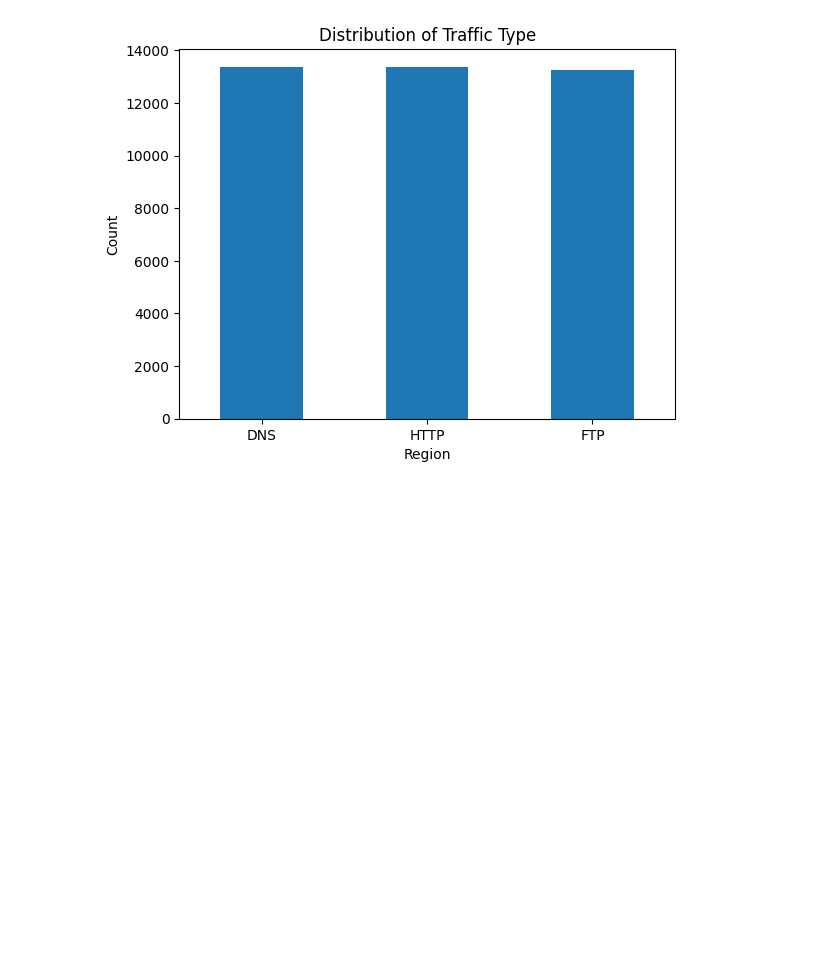
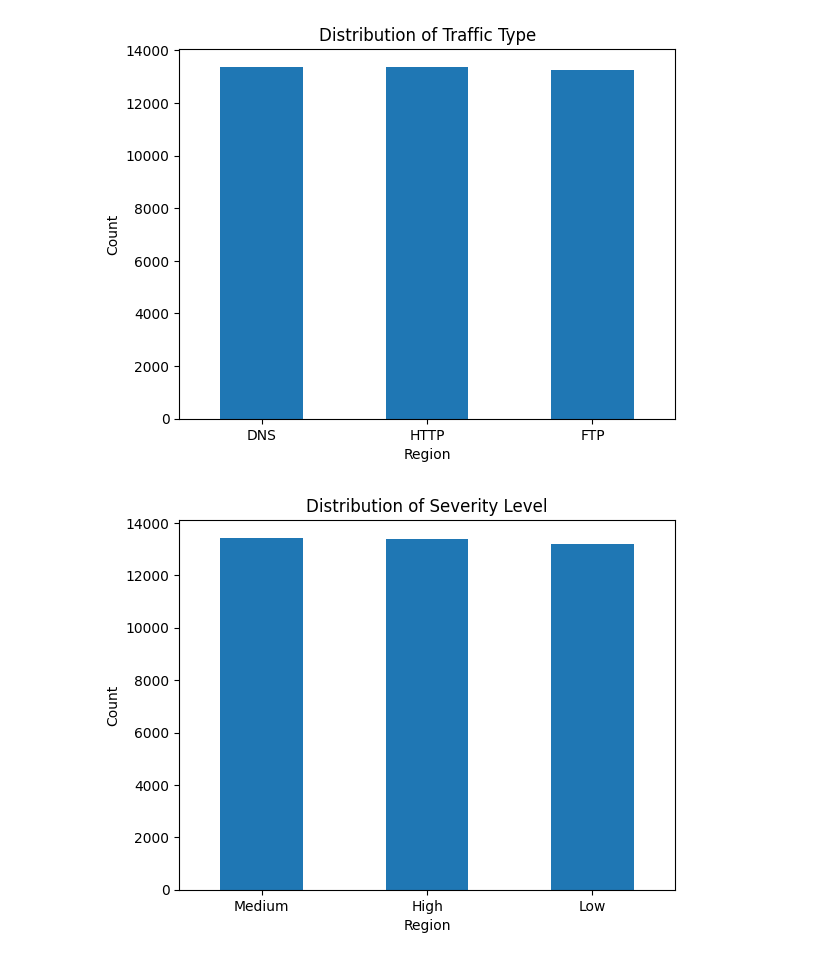
Before and after one commit to ChuckJovans/CyberSecurity-Attacks-EDA, a Jupyter notebook: cybersecurity.ipynb, the cells around one changed output. Cells and saved outputs as stored; diff of their text form; code cells hidden in the pictures; blank space fills up the shorter version.

```diff
--- a/cybersecurity.ipynb
+++ b/cybersecurity.ipynb
@@ -186,3 +186,7 @@ datacleaner.col_cat_dist('Protocol')
 datacleaner.col_cat_dist('Traffic Type')
 # %% [output]
 [figure]
+# %%
+datacleaner.col_cat_dist('Severity Level')
+# %% [output]
+[figure, added]
```
Also changed, not shown: parts of 1 cell of this notebook.
